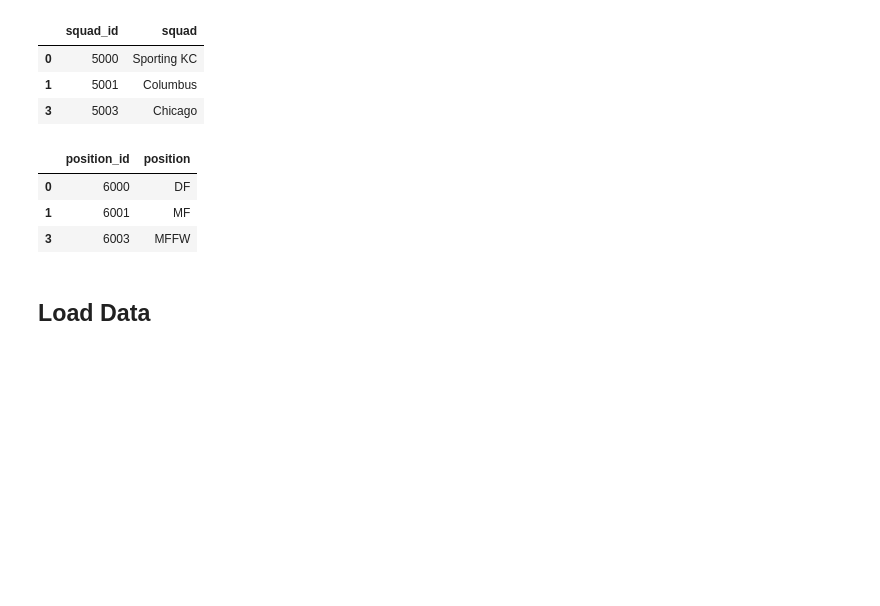
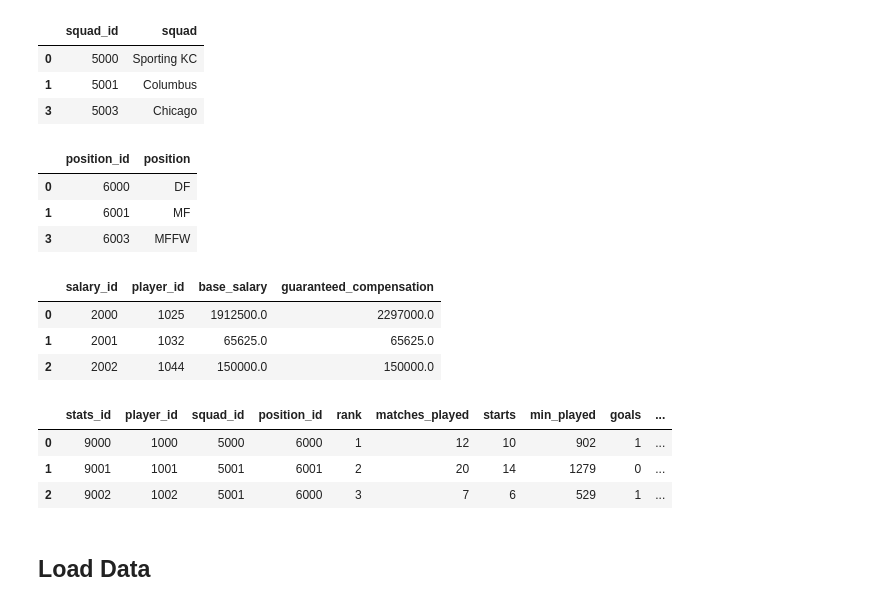
Before and after one commit to clmatherson/ETL_Project, a Jupyter notebook: MLS_ETL.ipynb, the cells around one changed output. Cells and saved outputs as stored; diff of their text form; code cells hidden in the pictures; blank space fills up the shorter version.

```diff
--- a/MLS_ETL.ipynb
+++ b/MLS_ETL.ipynb
@@ -129,6 +136,66 @@ mmls_positions.head(3)
 | 0 | 6000 | DF |
 | 1 | 6001 | MF |
 | 3 | 6003 | MFFW |
+# %%
+# Create Salaries Table
+mmls_salary = mls_salaries_df[['player', 'base_salary', 'guaranteed_compensation']].drop_duplicates(keep='first')
+mmls_salary['salary_id'] = mmls_salary.index + salary_id
+mmls_salary = mmls_salary.reindex(columns=['salary_id', 'player', 'base_salary', 'guaranteed_compensation'])
+
+# Replace Player with Player_ID
+for name in mmls_player['player']:
+    ids = list(mmls_player['player_id'].loc[mmls_player['player']== name])
+    mmls_salary.loc[(mmls_salary.player == name), 'player'] = ids
+
+mmls_salary.rename(columns = {'player':'player_id'}, inplace = True)
+mmls_salary.head(3)
+# %% [output]
+|  | salary_id | player_id | base_salary | guaranteed_compensation |
+| 0 | 2000 | 1025 | 1912500.0 | 2297000.0 |
+| 1 | 2001 | 1032 | 65625.0 | 65625.0 |
+| 2 | 2002 | 1044 | 150000.0 | 150000.0 |
+# %%
+# Create Stats Table
+mmls_stats = mmls_data_df[['player', 'squad', 'position', 'rank', 'matches_played', 'starts', 'min_played', 'goals',
+                           'assist', 'penalty_kicks', 'pk_attempts', 'yell_card', 'red_card', 'goals_90', 'assist_90',
+                           'goals_assist_90', 'goals_pk_90', 'goals_assist_pk_90']].drop_duplicates(keep='first')
+
+mmls_stats['stats_id'] = mmls_stats.index + stats_id
+
+mmls_stats = mmls_stats.reindex(columns=['stats_id', 'player', 'squad', 'position', 'rank', 'matches_played', 'starts',
+                                         'min_played', 'goals', 'assist', 'penalty_kicks', 'pk_attempts', 'yell_card',
+                                         'red_card', 'goals_90', 'assist_90', 'goals_assist_90', 'goals_pk_90',
+                                         'goals_assist_pk_90'])
+# %%
+# Replace Player Name with ID from Player Table
+for index, play in mmls_player.iterrows():
+    try:
+        mmls_stats.loc[(mmls_stats.player == play[1]), 'player'] = play[0]
+    except:
+        mmls_stats.loc[(mmls_stats.player == play[1]), 'player'] = 'nan'
+# %%
+# Replace Squad Name with Squad ID from Squad Table
+for index, sq in mmls_squad.iterrows():
+    try:
+        mmls_stats.loc[(mmls_stats.squad == sq[1]), 'squad'] = sq[0]
+    except:
+        mmls_stats.loc[(mmls_stats.squad == sq[1]), 'squad'] = 'nan'
+# %%
+# Replace Position Name with ID from Position Table
+for index, post in mmls_positions.iterrows():
+    try:
+        mmls_stats.loc[(mmls_stats.position == post[1]), 'position'] = post[0]
+    except:
+        mmls_stats.loc[(mmls_stats.position == post[1]), 'position'] = 'nan'
+# %%
+# Rename Player, Squad and Position Names to ID
+mmls_stats.rename(columns = {'player':'player_id', 'squad':'squad_id', 'position':'position_id'}, inplace = True)
+mmls_stats.head(3)
+# %% [output]
+|  | stats_id | player_id | squad_id | position_id | rank | matches_played | starts | min_played | goals | ... |
+| 0 | 9000 | 1000 | 5000 | 6000 | 1 | 12 | 10 | 902 | 1 | ... |
+| 1 | 9001 | 1001 | 5001 | 6001 | 2 | 20 | 14 | 1279 | 0 | ... |
+| 2 | 9002 | 1002 | 5001 | 6000 | 3 | 7 | 6 | 529 | 1 | ... |
 # %% [markdown]
 ## Load Data
 # %%
```
Also changed, not shown: parts of 6 cells of this notebook.
